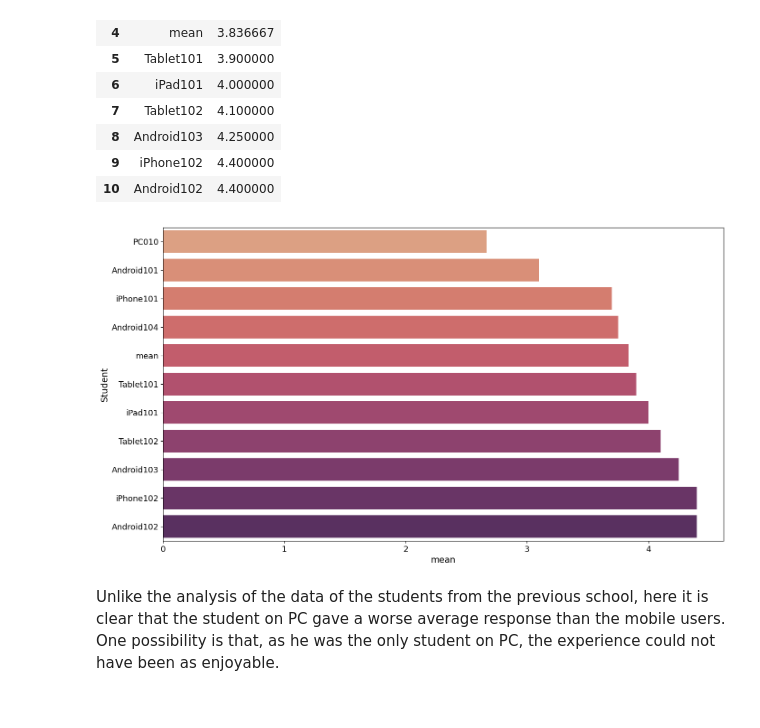
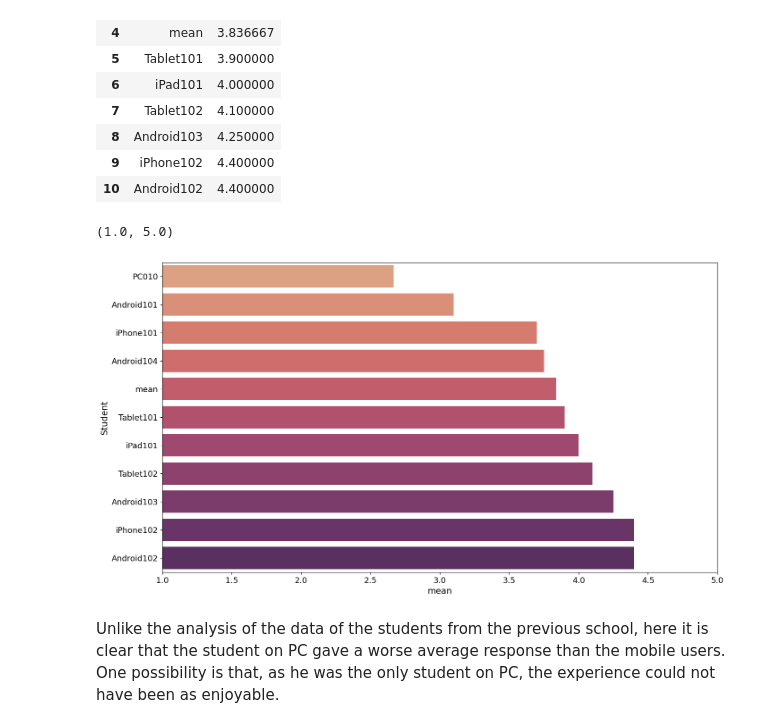
Before and after one commit to Stocastico/Evaluation_paper, a Jupyter notebook: data_analysis/Data_Analysis_Deusto.ipynb, the cells around one changed output. Cells and saved outputs as stored; diff of their text form; code cells hidden in the pictures.

```diff
--- a/data_analysis/Data_Analysis_Deusto.ipynb
+++ b/data_analysis/Data_Analysis_Deusto.ipynb
@@ -132,8 +133,10 @@ student_list
 | 10 | Android102 | 4.400000 |
 # %%
 create_barplot(student_list, 'mean', 'Student')
+plt.xlim(1,5)
 # %% [output]
+(1.0, 5.0)
-[figure, old version]
+[figure, new version]
 # %% [markdown]
 Unlike the analysis of the data of the students from the previous school, here it is clear that the student on PC gave a worse average response than the mobile users. One possibility is that, as he was the only student on PC, the experience could not have been as enjoyable.
 # %%
```
Also changed, not shown: parts of 40 cells of this notebook, 2 other files.
